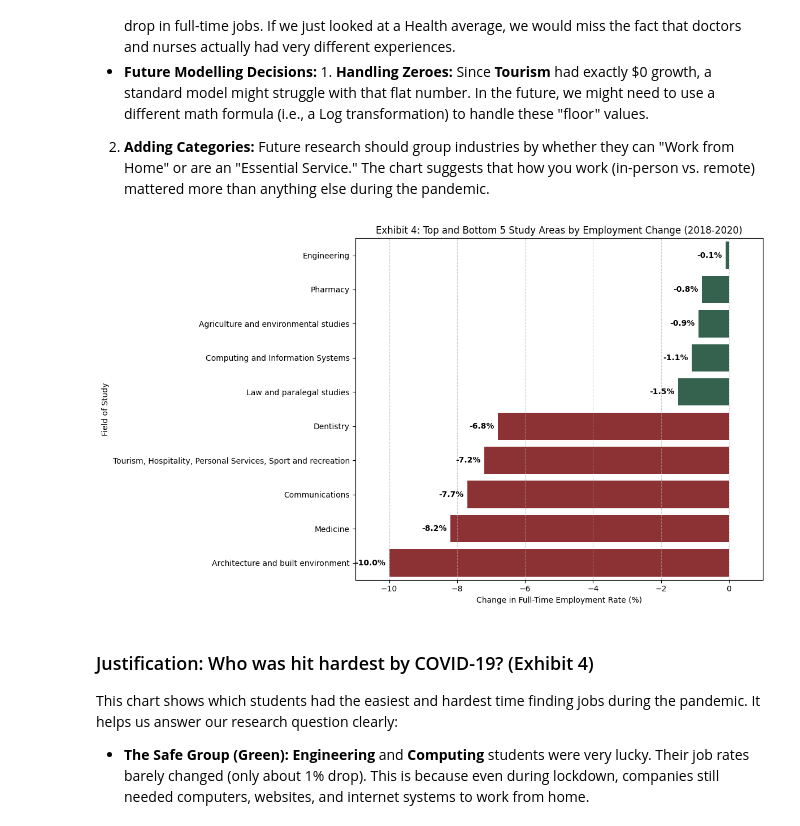
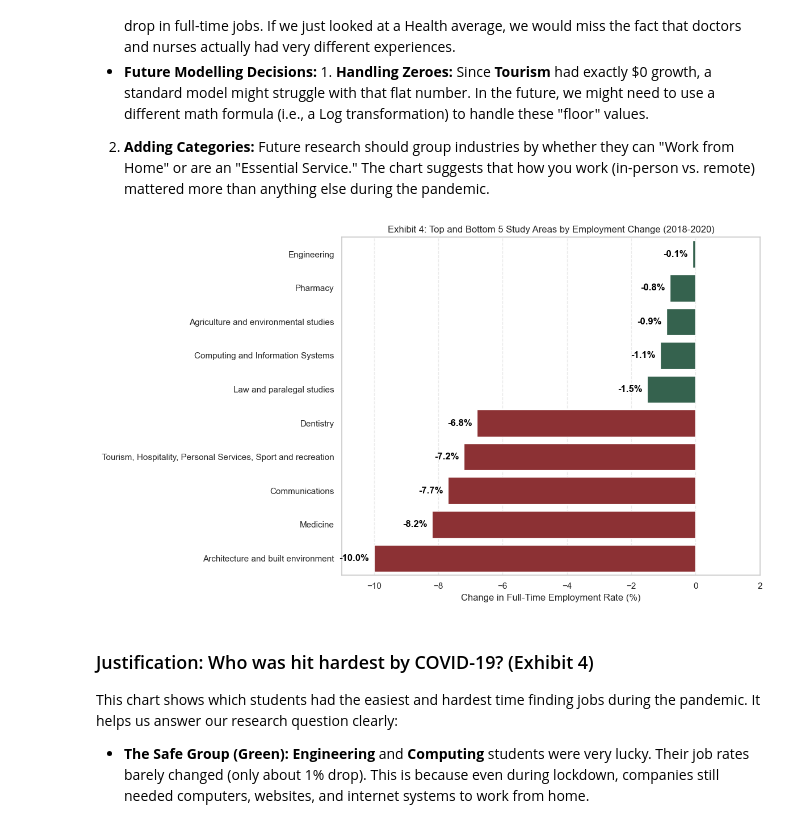
Before and after one commit to atikahtajarimim/ecc3479-project, a Jupyter notebook: code/eda_report.ipynb, the cells around one changed output. Cells and saved outputs as stored; diff of their text form; code cells hidden in the pictures.

```diff
--- a/code/eda_report.ipynb
+++ b/code/eda_report.ipynb
@@ -93,7 +101,7 @@ This correlation matrix tests for a "first-order effect" between the economic do
 - **Modelling Note:** Since the correlation is weak, a simple linear model may not capture the full story. Future modelling should investigate if industry-specific factors (i.e, being an essential service) are better predictors than the general economic trend.
 # %%
 # 3. Targeted Impact Analysis: Salary vs Employment Change
-plt.figure(figsize=(12, 8))
+plt.figure(figsize=(10, 6))
 
 # Create the scatter plot using our cleaned analysis data
 # FIX: Changed 'FTE_diff' to 'FTE_Diff' (Capital D)
@@ -111,7 +119,7 @@ for i in range(df_analysis.shape[0]):
         # FIX: Ensure we use 'FTE_Diff' and ' darkred'
         plt.text(df_analysis.FTE_Diff.iloc[i] + 0.2,
                  df_analysis.Salary_Diff.iloc[i],
-                 area, fontsize=10, fontweight='bold', color='darkred')
+                 area, fontsize=9, fontweight='bold', color='darkred')
 
 plt.title("Exhibit 3: Employment Change vs. Salary Change (2018-2020)")
 plt.xlabel("Change in Full-Time Employment Rate (%)")
@@ -129,52 +137,46 @@ The scatter plot helps explain why we did not find a strong link between salary
 - **Future Modelling Decisions:** 1. **Handling Zeroes:** Since **Tourism** had exactly $0 growth, a standard model might struggle with that flat number. In the future, we might need to use a different math formula (i.e., a Log transformation) to handle these "floor" values.
 2. **Adding Categories:** Future research should group industries by whether they can "Work from Home" or are an "Essential Service." The chart suggests that how you work (in-person vs. remote) mattered more than anything else during the pandemic.
 # %%
-import pandas as pd
-import matplotlib.pyplot as plt
-import seaborn as sns
-
 # 4. Comparative Impact: Ranked Winners and Losers
 # We will create a dual bar chart to show the top 5 winners and losers based on employment change
 
 # Prepare the data by sorting by the change in Employment Rate
 df_sorted = df_analysis.sort_values('FTE_Diff', ascending=False)
 
 # Select Top 5 (highest resilience) and Bottom 5 (most affected)
-top_5 = df_sorted.head(5)
-bottom_5 = df_sorted.tail(5)
-winners_losers = pd.concat([top_5, bottom_5])
+winners_losers = pd.concat([df_sorted.head(5), df_sorted.tail(5)])
 
 plt.figure(figsize=(12, 7))
 
 # Create a color palette: Green for the "Winners" (top), Red for "Losers" (bottom)
 # Using specific hex codes for a professional look
 # Updated to avoid the Future Warning: Added hue='Study_Area' and legend=False
 colors = ['#2d6a4f'] * 5 + ['#9b2226'] * 5
 ax = sns.barplot(
     data=winners_losers,
     x='FTE_Diff',
     y='Study_Area',
     palette=colors,
     hue='Study_Area',
     legend=False
 )
 
 # Add data labels outside the bars for better readability
 for i, v in enumerate(winners_losers['FTE_Diff']):
     # If value is negative, put text to the left; if positive, to the right
-    ha_val = 'right' if v < 0 else 'left'
-    offset = -0.1 if v < 0 else 0.1
-    plt.text(v + offset, i, f"{v}%", color='black', fontweight='bold', va='center', ha=ha_val)
+    ha = 'right' if v < 0 else 'left'
+    offset = -0.15 if v < 0 else 0.15
+    plt.text(v + offset, i, f"{v:.1f}%", va='center', ha=ha, fontweight='bold', color='black')
 
 plt.title("Exhibit 4: Top and Bottom 5 Study Areas by Employment Change (2018-2020)")
 plt.xlabel("Change in Full-Time Employment Rate (%)")
-plt.ylabel("Field of Study")
-plt.grid(axis='x', linestyle='--', alpha=0.6)
-plt.xlim(-11, 1) # Give a little extra room for the labels
+plt.ylabel("") # Removed 'Study_Area' label for a cleaner look
+plt.xlim(-11, 2)
+plt.grid(axis='x', linestyle='--',alpha=0.4)
 plt.tight_layout()
 plt.show()
 # %% [output]
-[figure, old version]
+[figure, new version]
 # %% [markdown]
 ### Justification: Who was hit hardest by COVID-19? (Exhibit 4)
 This chart shows which students had the easiest and hardest time finding jobs during the pandemic. It helps us answer our research question clearly:
```
Also changed, not shown: parts of 5 cells of this notebook.
